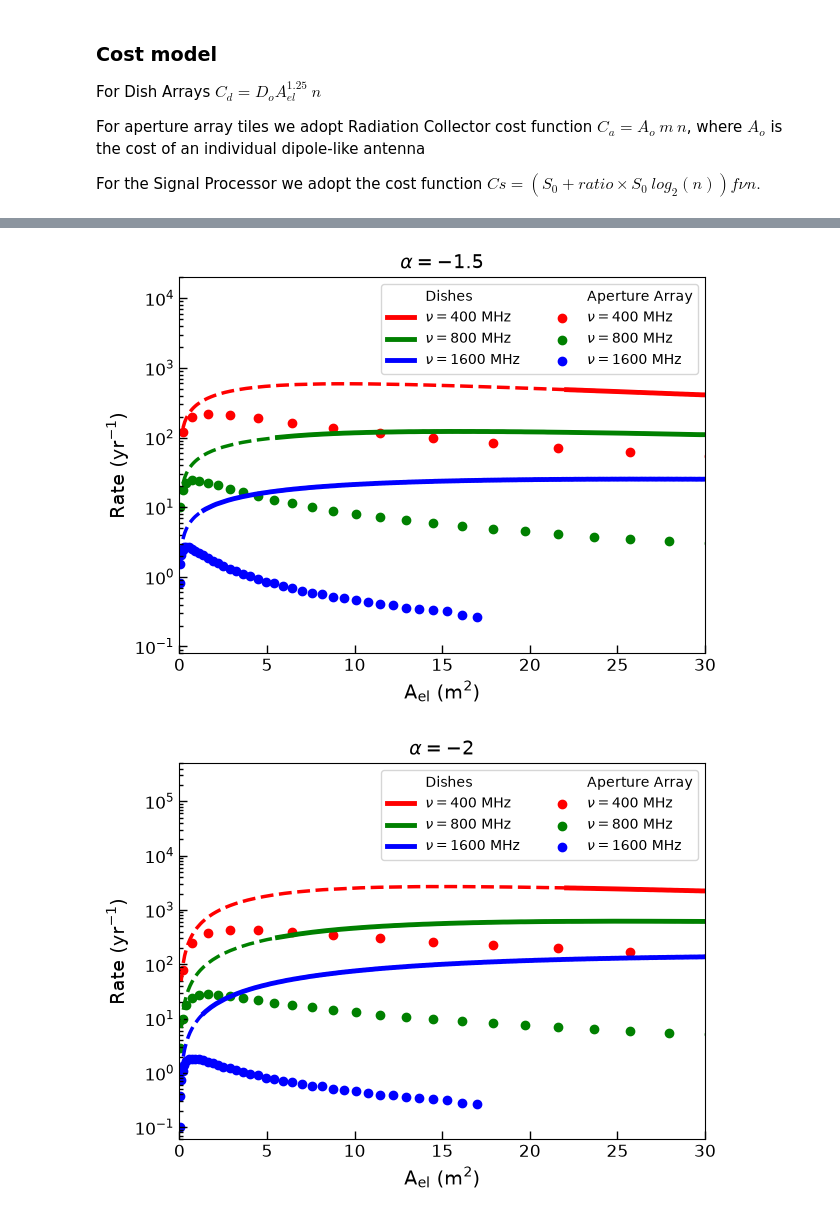
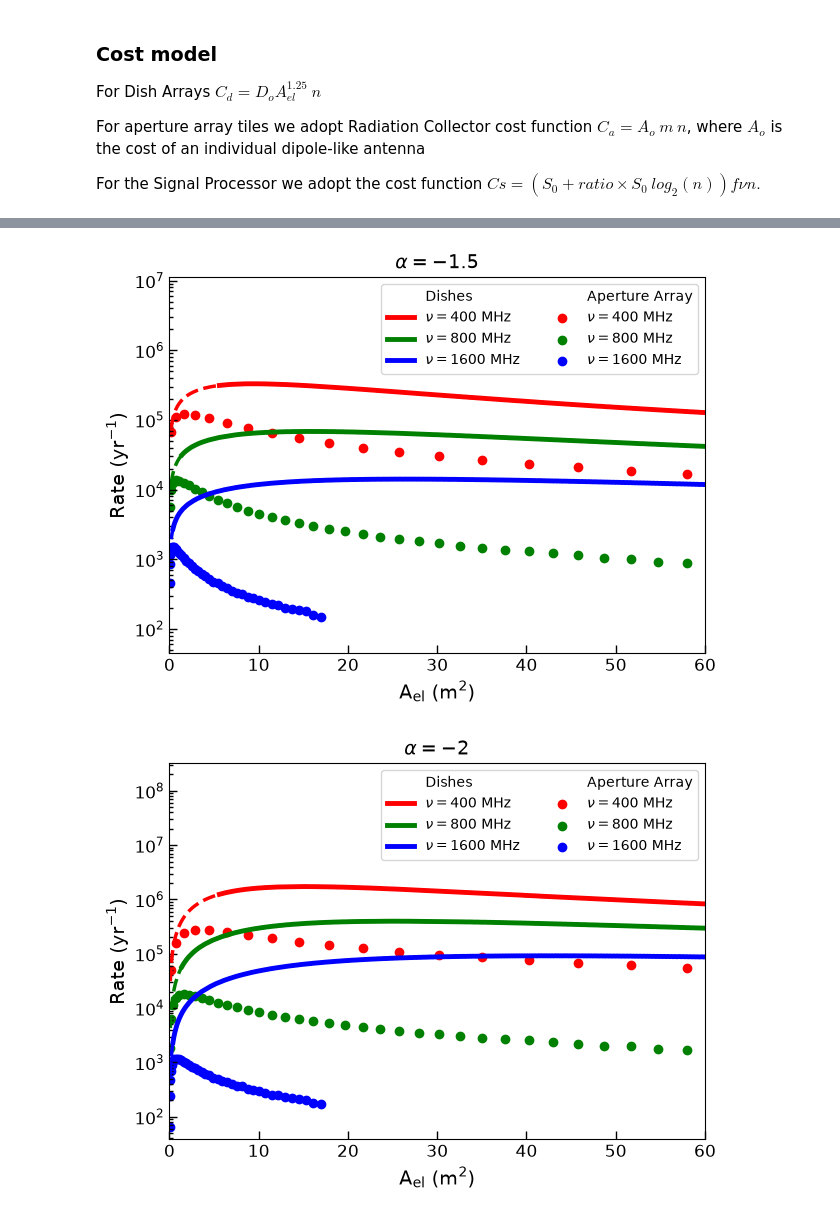
Before and after one commit to WVURAIL/Optimization-of-Radio-Array-Telescopes-to-Search-for-Fast-Radio-Bursts, a Jupyter notebook: code/cost_scaling.ipynb, the cells around one changed output, grey strips where cells are left out. Cells and saved outputs as stored; diff of their text form; code cells hidden in the pictures.

```diff
--- a/code/cost_scaling.ipynb
+++ b/code/cost_scaling.ipynb
@@ -24,21 +24,28 @@ R(>F_{min}) = \frac {R_o {F_o}^{-\alpha} c^2}{4 \pi} \left[  \frac{  \rm{SNR}_{\
 #Constants
 #################################################################################
 
-R0 = 1700 # /yr Parkes, previous surveys
+# Bhandari et al. (2018): all-sky rate above 2 Jy ms, per day.
+R0_per_day = 1700
+days_per_year = 365.25
+R0 = R0_per_day * days_per_year  # /yr, matching Figure 1
 F0 = 2 # Jy.ms fluence threshold
 c = 299792458
 pi = np.pi
 SNR = 10
-k = 1830.64  # boltzmnann constant in terms of Jy m^2 k^-1
+k = const.k / 1e-26  # 1380.649 Jy m^2 K^-1; 1 Jy = 1e-26 W m^-2 Hz^-1
 Tsys = 50 # K
 f = 0.66
 t = 2 # 2ms
+
+# Effective area = aperture efficiency times geometric dish area.
+aperture_efficiency = 0.5
 
 #################################################################################
 alpha = [-1, -1.5, -2]
 alpha = np.array(alpha, dtype=np.float64)
 nu = [400, 800, 1600]   # MHz
 nu = np.array(nu, dtype=np.float64)
+dish_min_area = aperture_efficiency * np.pi * (2.5 * c / (nu * 1e6))**2
 #################################################################################
 # %%
 def frbrate(A, nu, n, alpha):
@@ -67,7 +74,8 @@ k1 = S0
 k2 = k1 * ratio
 # %%
 # range of effective areas of each dish element considered
-Ael = np.arange(0.1,30, 0.1)
+# Extend the display grid past the 1600 MHz, alpha=-2 peak (~42.7 m^2).
+Ael = np.arange(0.1, 60.1, 0.1)
 Ael = np.array(Ael, dtype=np.float64)
 #################################################################################
 # calcualting  'n' number of dishes in Ael ( numerically )
@@ -209,9 +217,9 @@ plot(Ael[1:], rate1600_a15_d[1:], lw = 2.5, ls = '--', c = 'b')
 
 # Dishes with diameter < 5 lamda not made
 
-i0 = np.where(Ael > ( np.pi * np.power((2.5*c/(nu[0]*1e6)),2))/0.5)
-i1 = np.where(Ael > ( np.pi * np.power((2.5*c/(nu[1]*1e6)),2))/0.5)
-i2 = np.where(Ael > ( np.pi * np.power((2.5*c/(nu[2]*1e6)),2))/0.5)
+i0 = np.where(Ael >= dish_min_area[0])
+i1 = np.where(Ael >= dish_min_area[1])
+i2 = np.where(Ael >= dish_min_area[2])
 
 plot([], [], label = r'Dishes', lw = 3.5, c = 'w', alpha = 0.01 )
 plot(Ael[i0], rate400_a15_d[i0], label = r'$\nu = 400 \rm{\ MHz}$', lw = 3.5, c = 'r' )
@@ -235,14 +243,14 @@ ax.tick_params(which='major', length=6, width = 1)
 ax.tick_params(which='minor', length=3, width = 1)
 
 legend(ncol = 2)#, bbox_to_anchor=(1,1))
-xlim(0,30)
-ylim(0.08, 2e4)
+xlim(0,60)
+ylim(0.08 * (days_per_year * (k / 1830.64)**(-1.5)), 2e4 * (days_per_year * (k / 1830.64)**(-1.5)))
 tight_layout()
 
 
 savefig(figure_dir / 'ratevsaeff_alpha15.png')
 # %% [output]
-[figure, old version]
+[figure, new version]
 # %%
 
 fig, ax = subplots()
@@ -254,38 +262,38 @@ plot(Ael, rate1600_a2_d, lw = 2.5, ls = '--', c = 'b')
 
 # Dishes with diameter < 5 lamda not made
 
-i0 = np.where(Ael > ( np.pi * np.power((2.5*c/(nu[0]*1e6)),2))/0.5)
-i1 = np.where(Ael > ( np.pi * np.power((2.5*c/(nu[1]*1e6)),2))/0.5)
-i2 = np.where(Ael > ( np.pi * np.power((2.5*c/(nu[2]*1e6)),2))/0.5)
+i0 = np.where(Ael >= dish_min_area[0])
+i1 = np.where(Ael >= dish_min_area[1])
+i2 = np.where(Ael >= dish_min_area[2])
 
 plot([], [], label = r'Dishes', lw = 3.5, c = 'w', alpha = 0.01 )
 plot(Ael[i0], rate400_a2_d[i0], label = r'$\nu = 400 \rm{\ MHz}$', lw = 3.5, c = 'r' )
 plot(Ael[i1], rate800_a2_d[i1], label = r'$\nu = 800 \rm{\ MHz}$',  lw = 3.5, c = 'g' )
 plot(Ael[i2], rate1600_a2_d[i2], label = r'$\nu = 1600 \rm{\ MHz}$', lw = 3.5, c = 'b' )
 
 scatter([], [], label = r'Aperture Array', lw = 3.5, c = 'w', alpha = 0.01 )
 scatter(Aeff[0], rate400_a2_aa, label = r'$\nu = 400 \rm{\ MHz}$',  c = 'r' )
 scatter(Aeff[1], rate800_a2_aa, label = r'$\nu = 800 \rm{\ MHz}$',  c = 'g' )
 scatter(Aeff[2], rate1600_a2_aa, label = r'$\nu = 1600 \rm{\ MHz}$', c = 'b' )
 
 
 
 xticks(fontsize = 12)
 yticks(fontsize = 12)
 
 yscale("log")
 xlabel(r'$\rm{A_{el} \ (m^2)}$',fontdict=font)
 ylabel(r'Rate ($\rm{yr^{-1}}$)', fontdict=font)
 title(r'$\alpha = -2$',fontdict=font)
 ax.tick_params(which='both', direction = 'in')
 ax.tick_params(which='major', length=6, width = 1)
 ax.tick_params(which='minor', length=3, width = 1)
 
 legend(ncol = 2)#, bbox_to_anchor=(1,1))
-xlim(0,30)
-ylim(0.06, 5e5)
+xlim(0,60)
+ylim(0.06 * (days_per_year * (k / 1830.64)**(-2)), 5e5 * (days_per_year * (k / 1830.64)**(-2)))
 tight_layout()
 
 savefig(figure_dir / 'ratevsaeff_alpha2.png')
 # %% [output]
-[figure, old version]
+[figure, new version]
```
Also changed, not shown: parts of 3 cells of this notebook, 30 other files.
